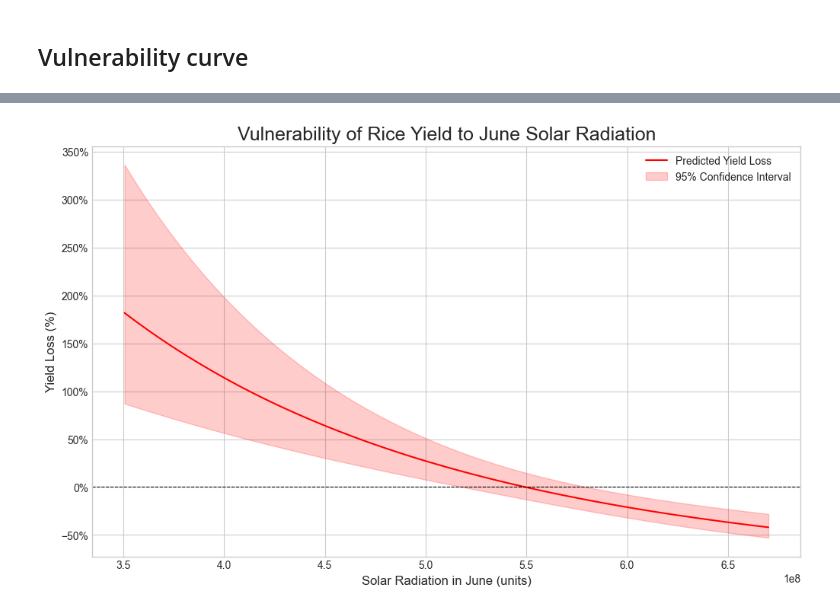
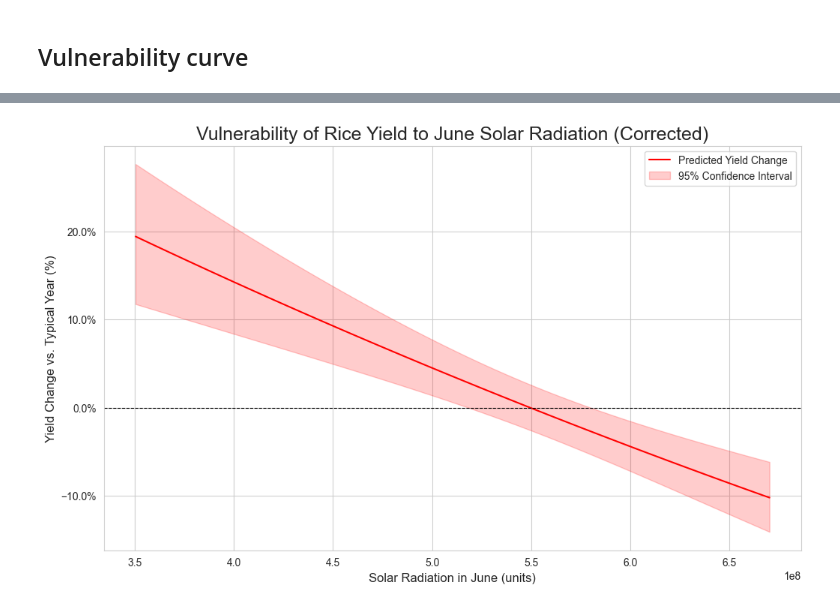
Before and after one commit to Lydig/climarisc, a Jupyter notebook: notebooks/39-rice-gamma-model.ipynb, the cells around one changed output, grey strips where cells are left out. Cells and saved outputs as stored; diff of their text form; code cells hidden in the pictures.

```diff
--- a/notebooks/39-rice-gamma-model.ipynb
+++ b/notebooks/39-rice-gamma-model.ipynb
@@ -23,14 +23,14 @@ print("--- EDA: Correlation Analysis of All Monthly Stressors ---")
 file_path = '../data-cherry-pick/rice_ITnorth_core41_1982_2016_allstressors_with_monthly.csv'
 
 try:
-    df_maize = pd.read_csv(file_path)
+    df_rice = pd.read_csv(file_path)
     print(f"Successfully loaded dataset from: {file_path}")
 
     # --- 2. Select Only the Monthly Stressor Variables ---
     # We will select all columns that have a month name in them, which is a robust
     # way to grab all the monthly predictors we want to investigate.
-    monthly_stressors = [col for col in df_maize.columns if '_' in col and 'yield' not in col]
-    df_corr = df_maize[monthly_stressors]
+    monthly_stressors = [col for col in df_rice.columns if '_' in col and 'yield' not in col]
+    df_corr = df_rice[monthly_stressors]
 
     print(f"\nSelected {len(df_corr.columns)} monthly stressor variables for correlation analysis.")
 
@@ -1090,81 +1098,81 @@ import statsmodels.formula.api as smf
 import numpy as np
 import matplotlib.pyplot as plt
 import seaborn as sns
+from matplotlib.ticker import PercentFormatter
 
-print("--- Generating the Final Vulnerability Curve ---")
+print("--- Generating the Final, Corrected Vulnerability Curve for Rice ---")
 
 # --- 1. Load Data and Fit the Final Champion Model ---
 file_path = '../data-cherry-pick/rice_ITnorth_core41_1982_2016_allstressors_with_monthly.csv'
 
 try:
     df_rice = pd.read_csv(file_path)
+    df_rice = df_rice[df_rice['yield_rice'] > 0].copy() # Ensure positive yield
     print(f"Successfully loaded dataset from: {file_path}\n")
 
+    # This is our confirmed Final Champion Model for Rice
     final_champion_formula = "yield_rice ~ year + bs(lat, df=4) + bs(lon, df=4) + potential_evaporation_May + I(potential_evaporation_May**2) + soil_water_Aug + solar_radiation_Jun + potential_evaporation_May:soil_water_Aug"
 
     final_model = smf.glm(
         formula=final_champion_formula,
         data=df_rice,
         family=sm.families.Gamma(link=sm.families.links.log())
-    )
-    final_model_results = final_model.fit()
-    print("Final champion model has been successfully fitted.")
+    ).fit()
+    print(f"Final champion model for rice has been successfully fitted. AIC: {final_model.aic:.2f}")
 
-    # --- 2. Define and Predict the "Baseline" Yield ---
-    # The baseline represents a typical year, with all predictors at their median values.
-    median_values = df_rice.drop('yield_rice', axis=1).median().to_dict()
+    # --- 2. Define the "Typical Case" Correctly (THE FIX) ---
+    # Create a dictionary of median values that crucially includes lat and lon.
+    # This is the robust method that allows get_prediction to correctly handle the splines.
+    median_values = {
+        'year': df_rice['year'].median(),
+        'potential_evaporation_May': df_rice['potential_evaporation_May'].median(),
+        'soil_water_Aug': df_rice['soil_water_Aug'].median(),
+        'solar_radiation_Jun': df_rice['solar_radiation_Jun'].median(),
+        'lat': df_rice['lat'].median(),  # Added lat
+        'lon': df_rice['lon'].median()   # Added lon
+    }
+
+    # --- 3. Define and Predict the "Baseline" Yield ---
+    # The baseline is the yield for a typical case, with the stressor (solar_rad_jun) at its median.
     X_baseline = pd.DataFrame(median_values, index=[0])
 
-    # Get the single predicted baseline yield value (after converting from log scale)
-    baseline_pred = final_model_results.get_prediction(X_baseline).summary_frame(alpha=0.05)
-    yield_baseline = np.exp(baseline_pred['mean'].iloc[0])
+    baseline_pred = final_model.get_prediction(X_baseline).summary_frame(alpha=0.05)
+    yield_baseline = baseline_pred['mean'].iloc[0]
+    print(f"\nPredicted baseline yield for a typical case: {yield_baseline:.2f} tonnes/hectare")
 
-    print(f"\nPredicted baseline yield for a typical year: {yield_baseline:.2f} tonnes/hectare")
-
-    # --- 3. Predict Yield Across the Range of the Stressor ---
-    # We will vary solar_radiation_Jun from its minimum to maximum observed value.
+    # --- 4. Predict Yield Across the Range of the Stressor ---
     solar_range = np.linspace(df_rice['solar_radiation_Jun'].min(), df_rice['solar_radiation_Jun'].max(), 100)
 
     # Create the prediction grid where only the stressor varies
     X_stress = pd.DataFrame(median_values, index=range(100))
     X_stress['solar_radiation_Jun'] = solar_range
 
-    # Get the predictions and confidence intervals across the stressor range
-    stress_pred = final_model_results.get_prediction(X_stress).summary_frame(alpha=0.05)
+    stress_pred = final_model.get_prediction(X_stress).summary_frame(alpha=0.05)
+    yield_predicted = stress_pred['mean']
+    yield_ci_lower = stress_pred['mean_ci_lower']
+    yield_ci_upper = stress_pred['mean_ci_upper']
 
-    # Convert predictions from log scale back to the original yield scale
-    yield_predicted = np.exp(stress_pred['mean'])
-    yield_ci_lower = np.exp(stress_pred['mean_ci_lower'])
-    yield_ci_upper = np.exp(stress_pred['mean_ci_upper'])
+    # --- 5. Calculate Percentage Yield Change ---
+    yield_change_pct = ((yield_predicted - yield_baseline) / yield_baseline) * 100
+    yield_change_lower_pct = ((yield_ci_lower - yield_baseline) / yield_baseline) * 100
+    yield_change_upper_pct = ((yield_ci_upper - yield_baseline) / yield_baseline) * 100
 
-    # --- 4. Calculate Percentage Yield Loss ---
-    # The vulnerability is the percentage change from the baseline yield.
-    yield_loss_pct = ((yield_predicted - yield_baseline) / yield_baseline) * 100
-    yield_loss_lower_pct = ((yield_ci_lower - yield_baseline) / yield_baseline) * 100
-    yield_loss_upper_pct = ((yield_ci_upper - yield_baseline) / yield_baseline) * 100
-
-    # --- 5. Plot the Vulnerability Curve ---
+    # --- 6. Plot the Vulnerability Curve ---
     print("Generating the vulnerability curve plot...")
 
     sns.set_style("whitegrid")
     fig, ax = plt.subplots(figsize=(12, 7))
 
-    # Plot the main vulnerability curve
-    ax.plot(solar_range, yield_loss_pct, color='red', label='Predicted Yield Loss')
-
-    # Add the shaded 95% confidence interval
-    ax.fill_between(solar_range, yield_loss_lower_pct, yield_loss_upper_pct, color='red', alpha=0.2, label='95% Confidence Interval')
-
-    # Add a horizontal line at 0% loss for reference
+    ax.plot(solar_range, yield_change_pct, color='red', label='Predicted Yield Change')
+    ax.fill_between(solar_range, yield_change_lower_pct, yield_change_upper_pct, color='red', alpha=0.2, label='95% Confidence Interval')
     ax.axhline(0, color='black', linestyle='--', linewidth=0.8)
 
-    ax.set_title('Vulnerability of Rice Yield to June Solar Radiation', fontsize=18)
+    ax.set_title('Vulnerability of Rice Yield to June Solar Radiation (Corrected)', fontsize=18)
     ax.set_xlabel('Solar Radiation in June (units)', fontsize=12)
-    ax.set_ylabel('Yield Loss (%)', fontsize=12)
+    # Use a more accurate y-axis label
+    ax.set_ylabel('Yield Change vs. Typical Year (%)', fontsize=12)
     ax.legend()
 
-    # Format the y-axis to show percentages
-    from matplotlib.ticker import PercentFormatter
     ax.yaxis.set_major_formatter(PercentFormatter())
 
     plt.show()
@@ -1183,3 +1191,3 @@ Predicted baseline yield for a typical year: 207.27 tonnes/hectare
 Generating the vulnerability curve plot...
-[figure, old version]
+[figure, new version]
 # %% [markdown]
```
Also changed, not shown: parts of 5 cells of this notebook, 1 other file.
